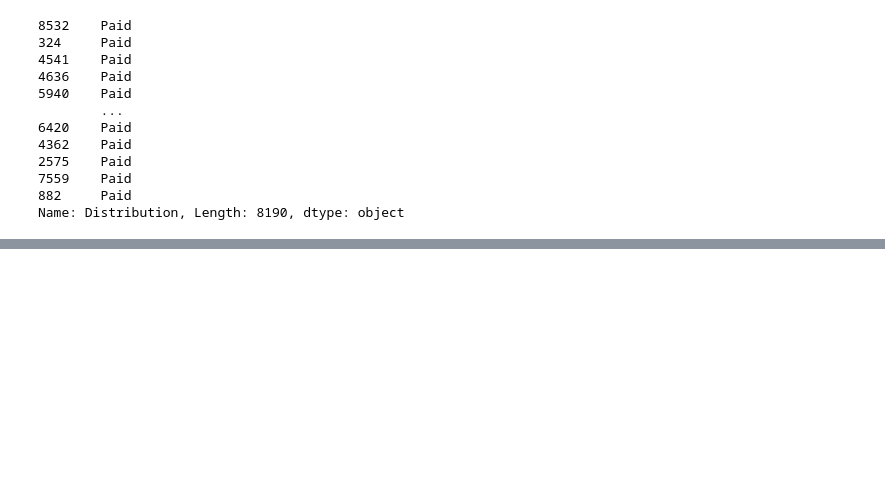
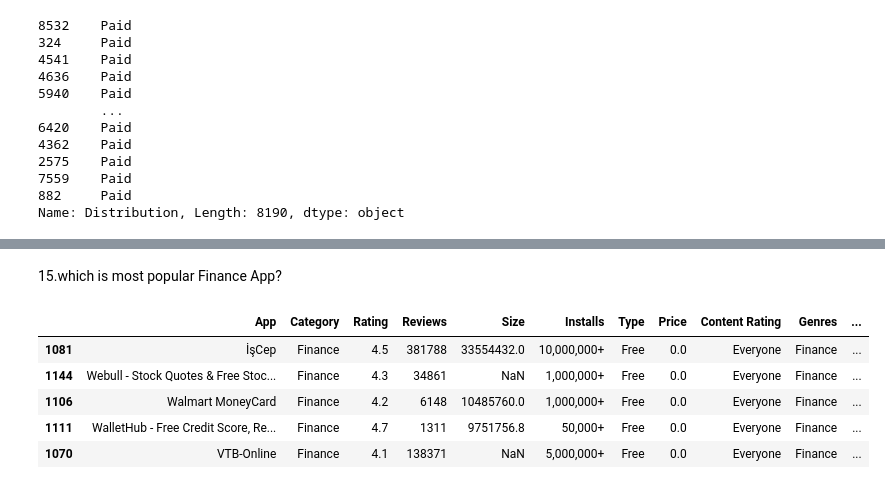
Before and after one commit to CyberWol-12/Python-Pandas-Data-Analysis-Journey, a Jupyter notebook: google_playa-store/googleplaystore.ipynb, the cells around one changed output, grey strips where cells are left out. Cells and saved outputs as stored; diff of their text form; code cells hidden in the pictures; blank space fills up the shorter version.

```diff
--- a/google_playa-store/googleplaystore.ipynb
+++ b/google_playa-store/googleplaystore.ipynb
@@ -539,0 +609,11 @@ Name: Distribution, Length: 8190, dtype: object
+# %% [markdown]
+15.which is most popular Finance App?
+# %%
+df.loc[df['Category'] == 'Finance'].sort_values(by='Price',ascending=False).head()
+# %% [output]
+|  | App | Category | Rating | Reviews | Size | Installs | Type | Price | Content Rating | Genres | ... |
+| 1081 | İşCep | Finance | 4.5 | 381788 | 33554432.0 | 10,000,000+ | Free | 0.0 | Everyone | Finance | ... |
+| 1144 | Webull - Stock Quotes & Free Stoc... | Finance | 4.3 | 34861 | NaN | 1,000,000+ | Free | 0.0 | Everyone | Finance | ... |
+| 1106 | Walmart MoneyCard | Finance | 4.2 | 6148 | 10485760.0 | 1,000,000+ | Free | 0.0 | Everyone | Finance | ... |
+| 1111 | WalletHub - Free Credit Score, Re... | Finance | 4.7 | 1311 | 9751756.8 | 50,000+ | Free | 0.0 | Everyone | Finance | ... |
+| 1070 | VTB-Online | Finance | 4.1 | 138371 | NaN | 5,000,000+ | Free | 0.0 | Everyone | Finance | ... |
```
Also changed, not shown: parts of 16 cells of this notebook.
